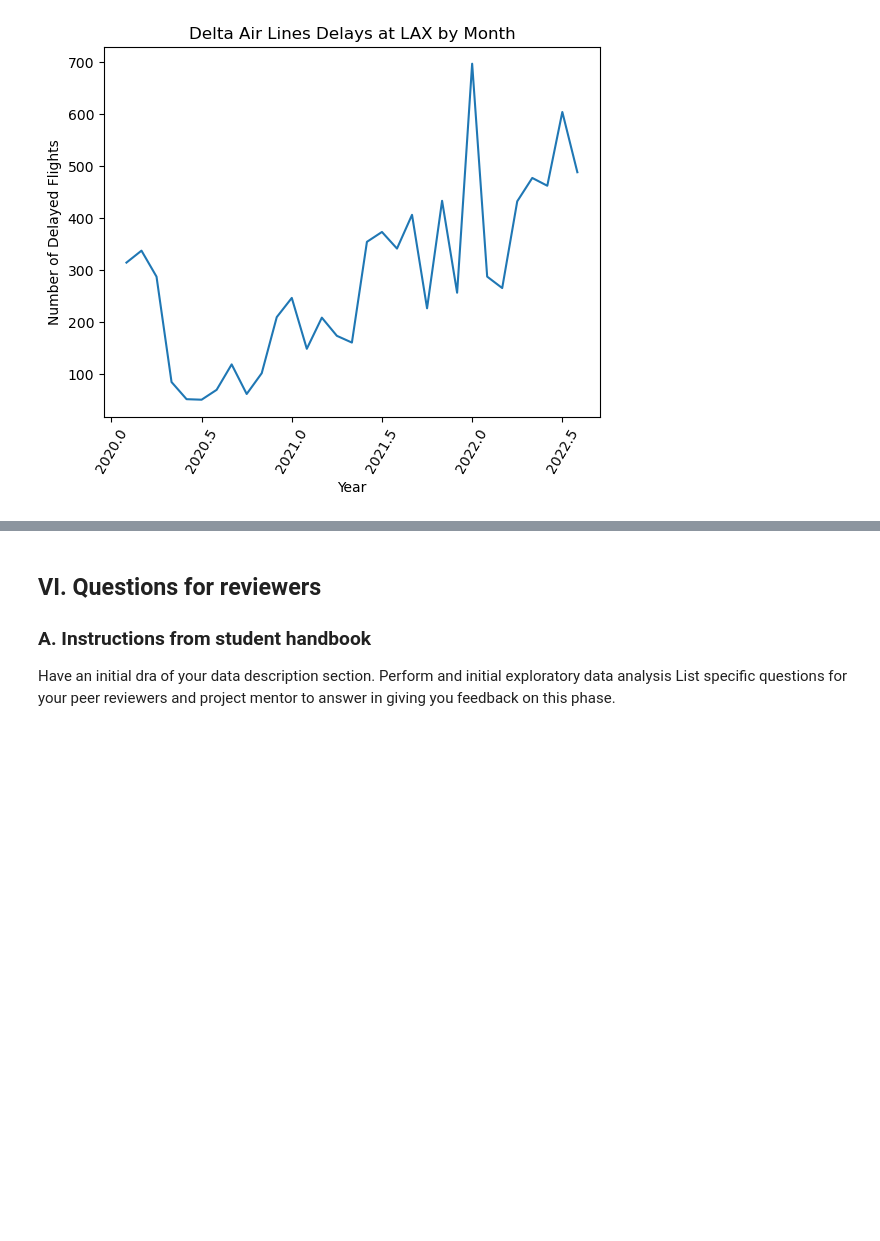
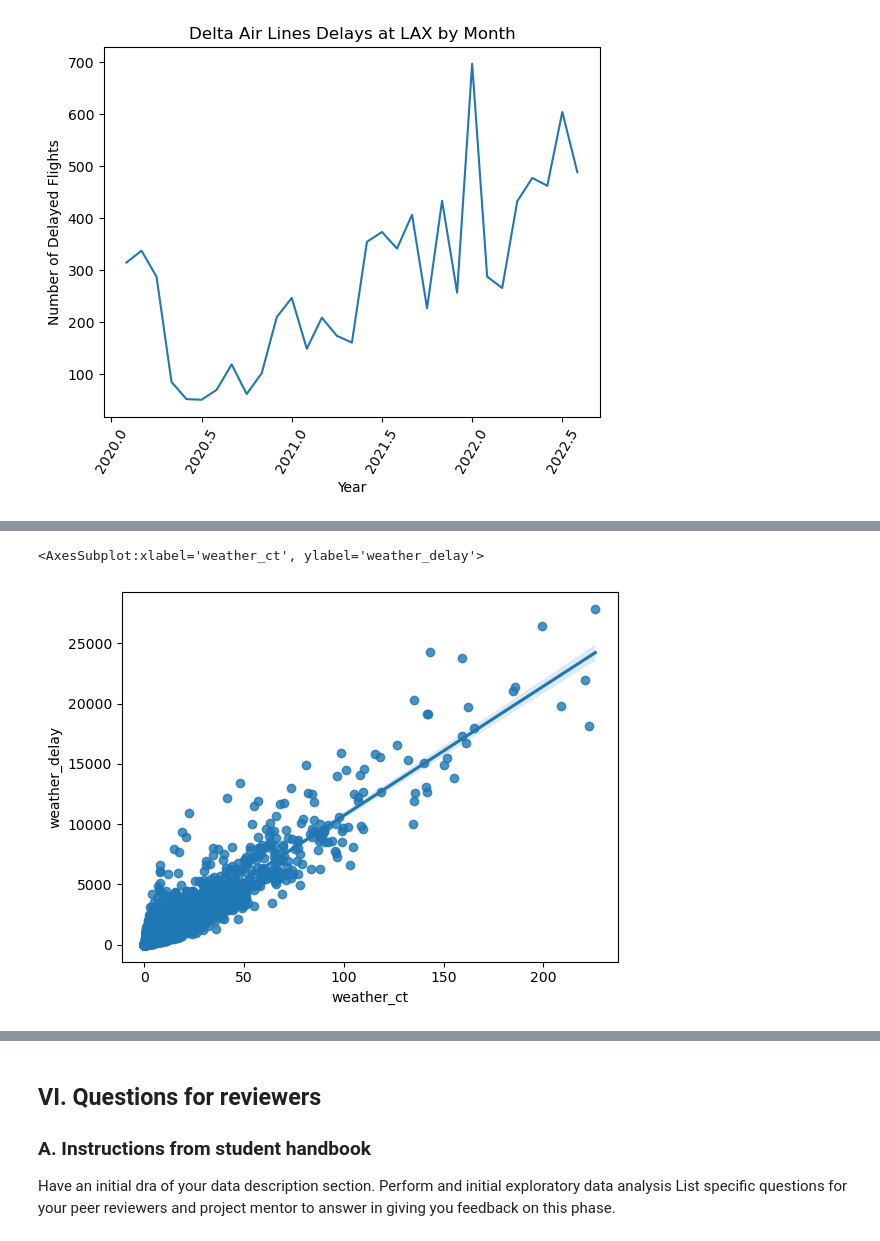
Before and after one commit to maddiklancher/2950Project, a Jupyter notebook: project2950-phase2.ipynb, the cells around one changed output, grey strips where cells are left out. Drawn from its saved outputs; the diff is of its cells as text; code cells hidden in the pictures; blank space fills up the shorter version.

```diff
--- a/project2950-phase2.ipynb
+++ b/project2950-phase2.ipynb
@@ -310,0 +392,9 @@ plt.xticks(rotation=60)
+# %%
+# scatterplot for x1 and y1
+seaborn.regplot(data = df_delays, x='weather_ct', y='weather_delay')
+plt.xlabel("Number of Weather Delays")
+plt.ylabel("Total Time Delayed due to Weather (Minutes)")
+plt.title("")
+# %% [output]
+<AxesSubplot:xlabel='weather_ct', ylabel='weather_delay'>
+[figure, added]
```
Also changed, not shown: parts of 10 cells of this notebook.
